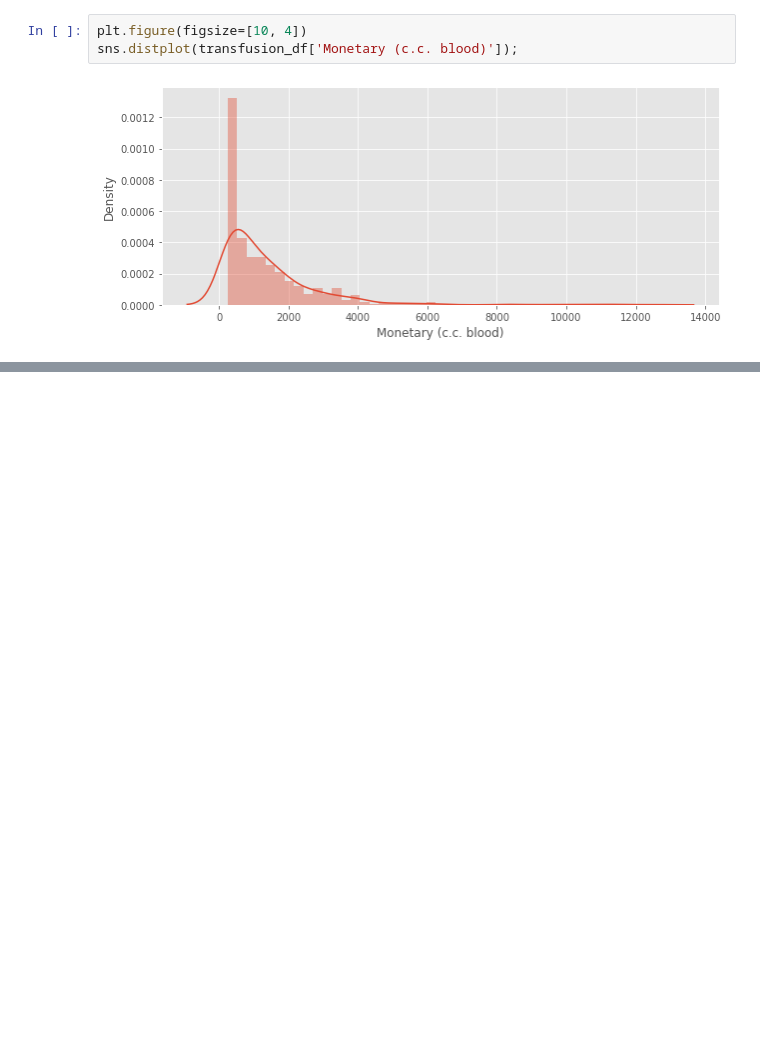
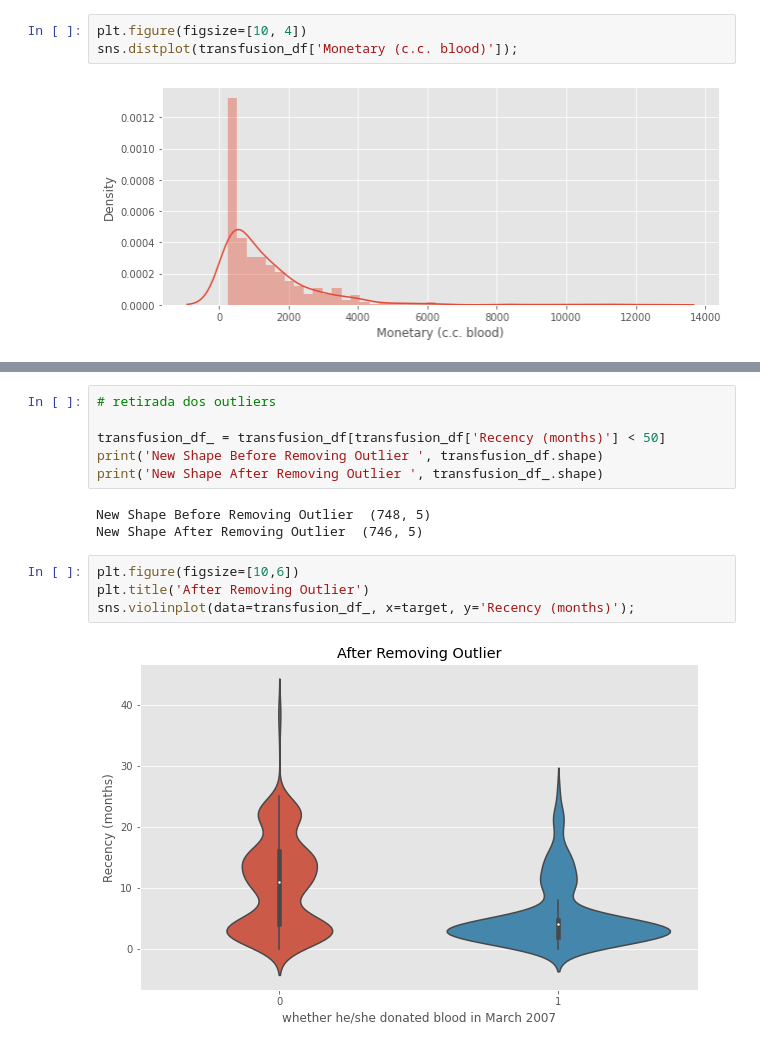
Before and after one commit to caiquemiranda/EDA-Exploratory-Data-Analysis-python, a Jupyter notebook: EDA-transfusion.ipynb, the cells around one changed output, grey strips where cells are left out. Saved outputs shown, nothing was run; the diff lists cells and outputs as text; blank space fills up the shorter version.

```diff
--- a/EDA-transfusion.ipynb
+++ b/EDA-transfusion.ipynb
@@ -234,0 +256,15 @@ sns.distplot(transfusion_df['Monetary (c.c. blood)']);
+# %%
+# retirada dos outliers
+
+transfusion_df_ = transfusion_df[transfusion_df['Recency (months)'] < 50]
+print('New Shape Before Removing Outlier ', transfusion_df.shape)
+print('New Shape After Removing Outlier ', transfusion_df_.shape)
+# %% [output]
+New Shape Before Removing Outlier  (748, 5)
+New Shape After Removing Outlier  (746, 5)
+# %%
+plt.figure(figsize=[10,6])
+plt.title('After Removing Outlier')
+sns.violinplot(data=transfusion_df_, x=target, y='Recency (months)');
+# %% [output]
+[figure, added]
```
Also changed, not shown: parts of 19 cells of this notebook.
